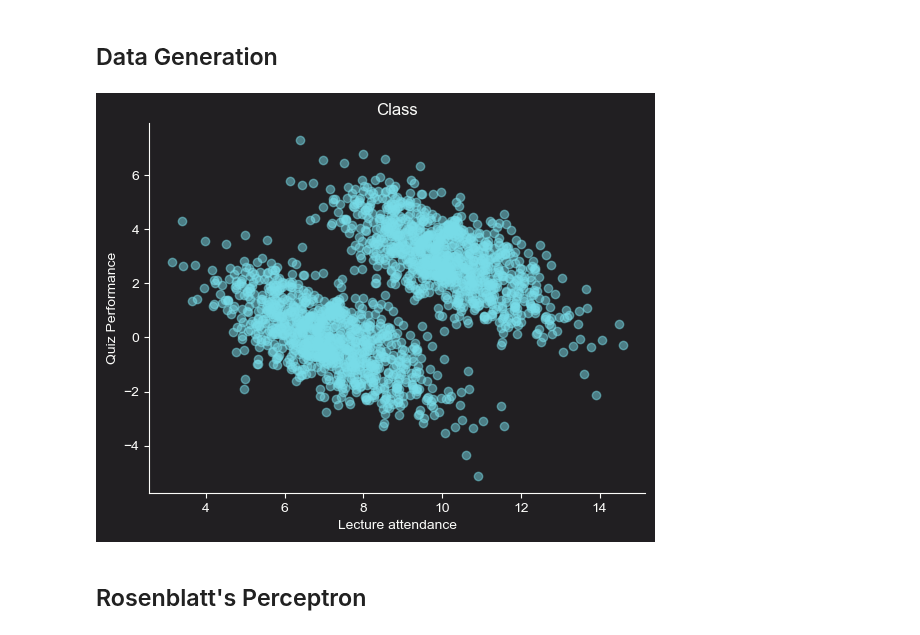
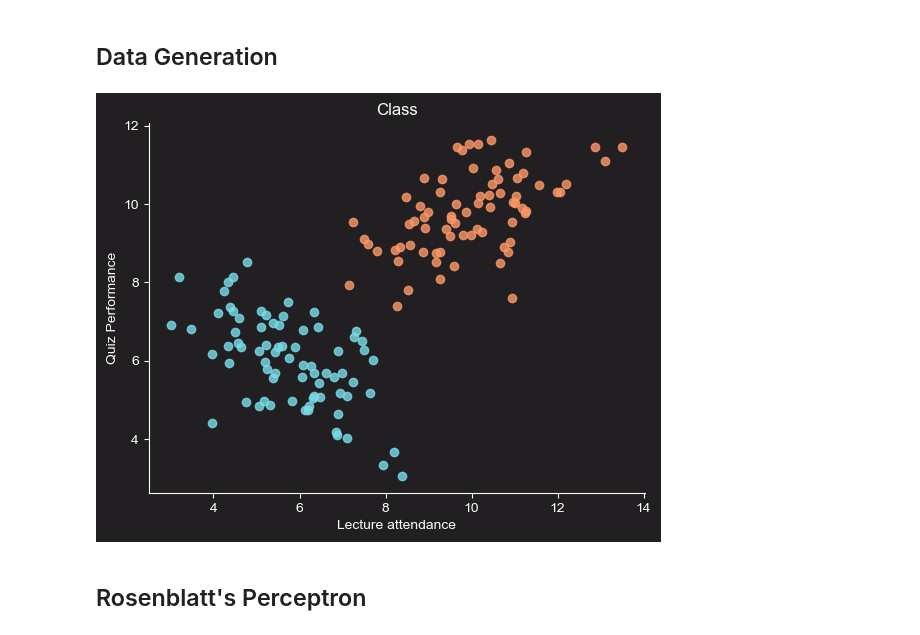
Before and after one commit to jakecreate/machine-learning-from-scratch, a Jupyter notebook: notebooks/2_historical_simple_algorithms.ipynb, the cells around one changed output. Drawn from its saved outputs; the diff is of its cells as text; code cells hidden in the pictures.

Commit message:
update data generation

```diff
--- a/notebooks/2_historical_simple_algorithms.ipynb
+++ b/notebooks/2_historical_simple_algorithms.ipynb
@@ -33,33 +33,43 @@ plt.rcParams['ytick.color'] = c_['white']
 # %%
 SEED = 819
 np.random.seed(SEED)
 
-n_samples = 1000
-mean = [5, 5]
-cov = [[3, 0],
+n_samples = 150
+mean = [0, 0]
+cov = [[2, 0],
        [0, 0.5]]
 angle = 45
 
-data = np.random.multivariate_normal(mean, cov, n_samples)
+data = np.random.multivariate_normal(mean, cov, int(n_samples/2))
 
 theta = np.radians(angle)
 rotation_matrix = np.array([[np.cos(theta), -np.sin(theta)],
                             [np.sin(theta), np.cos(theta)]])
+theta += 5
+
+rotation_matrix1 = np.array([[np.cos(theta), -np.sin(theta)],
+                            [np.sin(theta), np.cos(theta)]])
 
 rotated_data = data @ rotation_matrix
-X = np.vstack([rotated_data, rotated_data + 3])
+rotated_data1 = data @ rotation_matrix1
+X = np.vstack([rotated_data + 6, rotated_data1 + 10])
+y = np.vstack([np.zeros(int(n_samples/2)), np.ones(int(n_samples/2))]).flatten()
+
 # Scatter plot
 fig, ax = plt.subplots()
-ax.scatter(X[:, 0], X[:, 1], alpha=0.5, c=c_['blue'])
+group = X[y == 0]
+group1 = X[y == 1]
+ax.scatter(group[:, 0], group[:, 1], alpha=0.8, c=c_['blue'])
+ax.scatter(group1[:, 0], group1[:, 1], alpha=0.8, c=c_['orange'])
 ax.set_title('Class')
 ax.set_xlabel('Lecture attendance')
 ax.set_ylabel('Quiz Performance')
 
 ax.spines[['top', 'right']].set_visible(False)
 ax.spines[['bottom', 'left']].set_color(c_['white'])
 plt.show()
 # %% [output]
-[figure, old version]
+[figure, new version]
 # %% [markdown]
 ## Rosenblatt's Perceptron
 # %% [markdown]
```
